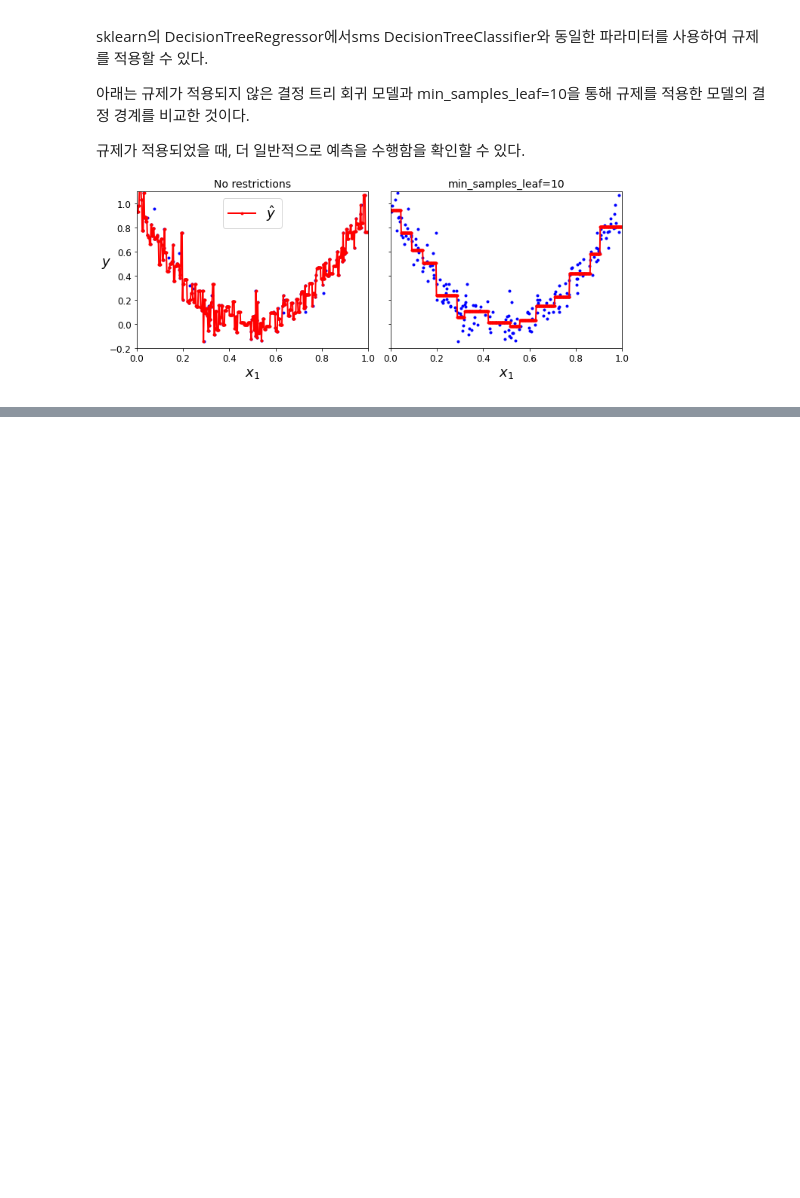
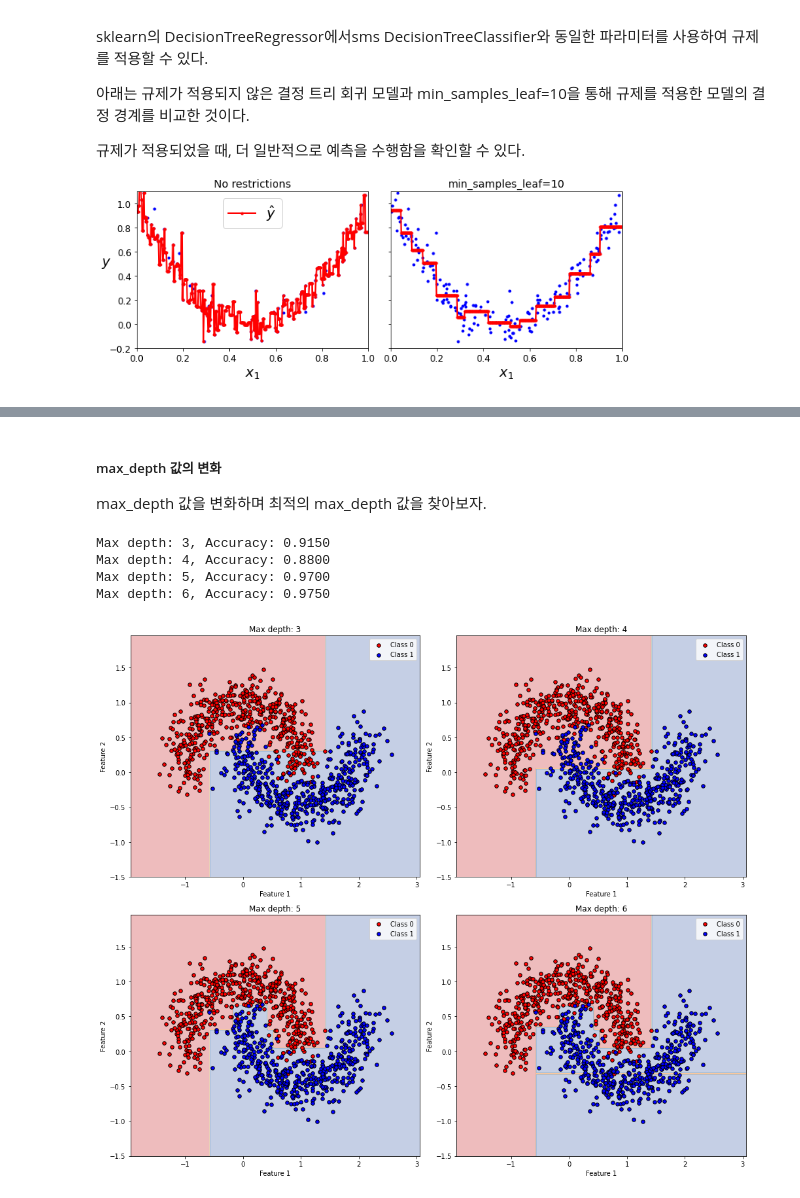
Before and after one commit to jaewonE/muchine_learning_notebook, a Jupyter notebook: notes/note#6.ipynb, the cells around one changed output, grey strips where cells are left out. Saved outputs shown, nothing was run; the diff lists cells and outputs as text; code cells hidden in the pictures; blank space fills up the shorter version.

```diff
--- a/notes/note#6.ipynb
+++ b/notes/note#6.ipynb
@@ -402,0 +479,28 @@ sklearn의 DecisionTreeRegressor에서sms DecisionTreeClassifier와 동일한
+# %% [markdown]
+##### max_depth 값의 변화
+
+max_depth 값을 변화하며 최적의 max_depth 값을 찾아보자.
+# %%
+max_depth_list = [3, 4, 5, 6]
+
+# 전체 그래프 크기 설정
+plt.figure(figsize=(14, 12))
+
+for idx, max_depth in enumerate(max_depth_list):
+    tree_clf = DecisionTreeClassifier(max_depth=max_depth, random_state=42)
+    tree_clf.fit(X_train, y_train)
+    y_pred = tree_clf.predict(X_test)
+    accuracy = accuracy_score(y_test, y_pred)
+    print(f'Max depth: {max_depth}, Accuracy: {accuracy:.4f}')
+
+    plot_decision_boundary_updated(
+        tree_clf, X, y, f'Max depth: {max_depth}', (2, 2, idx+1))
+
+plt.tight_layout()
+plt.show()
+# %% [output]
+Max depth: 3, Accuracy: 0.9150
+Max depth: 4, Accuracy: 0.8800
+Max depth: 5, Accuracy: 0.9700
+Max depth: 6, Accuracy: 0.9750
+[figure, added]
```
Also changed, not shown: parts of 5 cells of this notebook.
